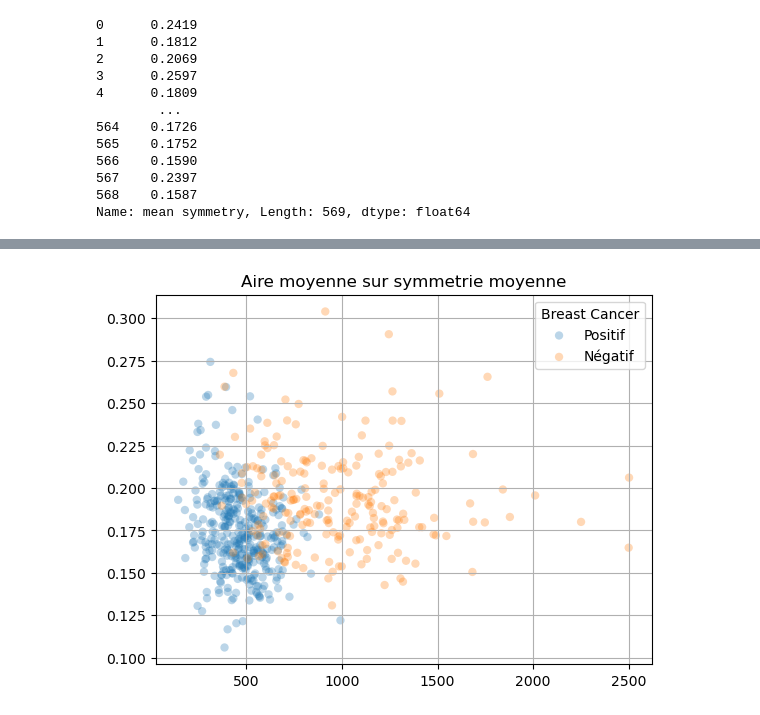
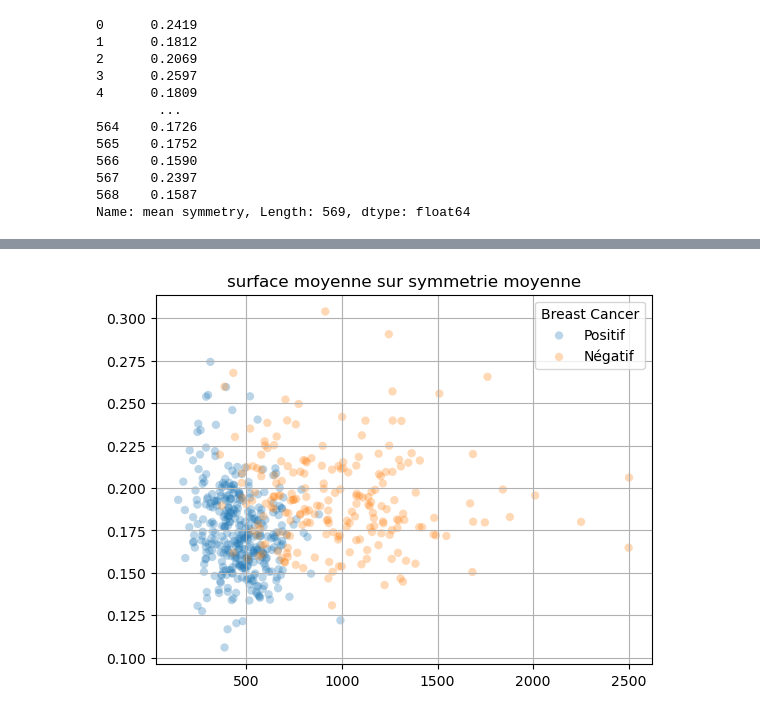
Before and after one commit to YuTingdata/regression_logistique, a Jupyter notebook: logistic_regression.ipynb, the cells around one changed output, grey strips where cells are left out. Cells and saved outputs as stored; diff of their text form; code cells hidden in the pictures.

```diff
--- a/logistic_regression.ipynb
+++ b/logistic_regression.ipynb
@@ -87,24 +93,7 @@ def scatter_plot(df, field1, field2, y, title):
     ax.set(title=title)
 
     plt.show()
-# %%
-fig, ax = plt.subplots()
-for color in ['tab:blue', 'tab:orange']:
-    n = 750
-    mask = y == 1 if color == 'tab:blue' else y == 0
-    label = 'Positif' if color == 'tab:blue' else 'Négatif'
-    tmp_x = X[mask]
-    tmp_y = y[mask]
-
-    ax.scatter(tmp_x['mean area'].values, tmp_x['mean symmetry'].values, c=color, label=label,
-               alpha=0.3, edgecolors='none')
-
-ax.legend(title="Breast Cancer")
-ax.grid(True)
-ax.set(title="surface moyenne sur symmetrie moyenne")
-
-plt.show()
-
-scatter_plot(X, 'mean_area', 'mean_symmetry', y, "surface moyenne sur symmetrie moyenne")
-# %% [output]
-[figure, removed]
+# %%
+scatter_plot(X, 'mean area', 'mean symmetry', y, "surface moyenne sur symmetrie moyenne")
+# %% [output]
+[figure, added]
```
Also changed, not shown: parts of 17 cells of this notebook.
